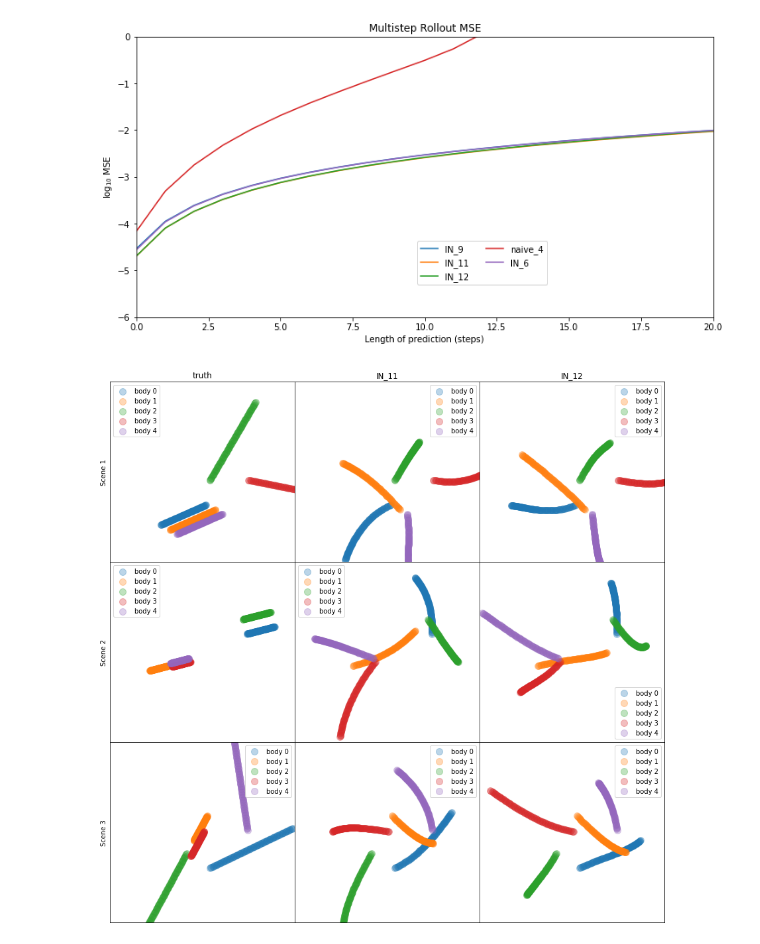
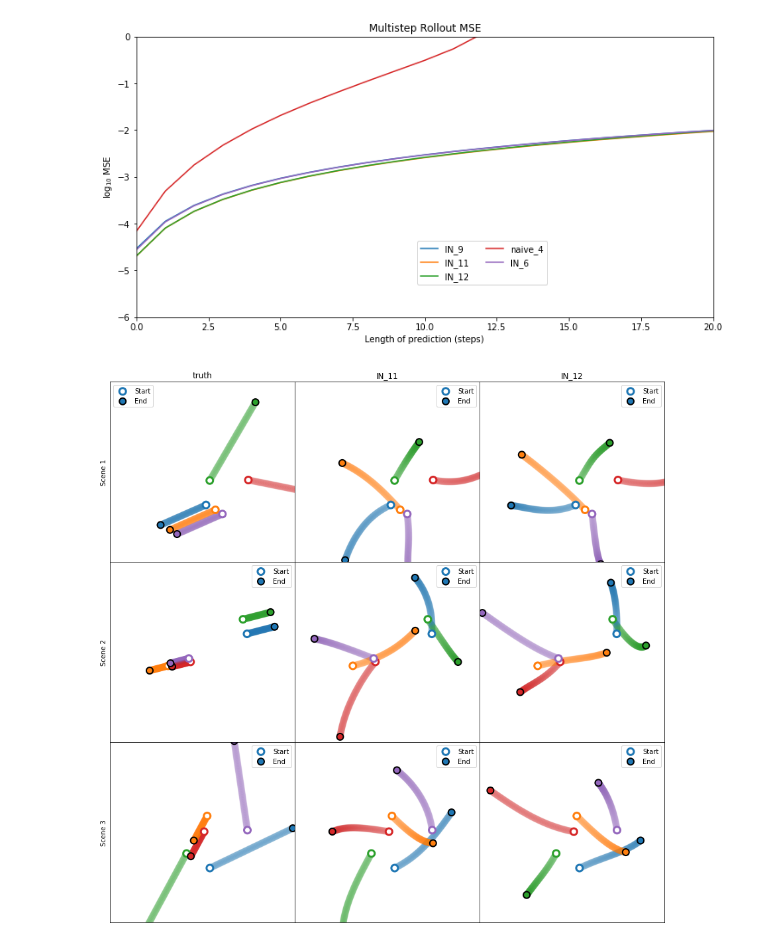
Before and after one commit to alcome1614/ModifiedInteractionNetworks, a Jupyter notebook: results.ipynb, the cells around one changed output. Drawn from its saved outputs; the diff is of its cells as text; code cells hidden in the pictures.

```diff
--- a/results.ipynb
+++ b/results.ipynb
@@ -28,7 +28,7 @@ wspace = 0.0
 fig, ax = plt.subplots(n_scenes,3, figsize=(15,15))
 for i, axi in enumerate(ax):
   for axii,model in zip(axi,['truth', 'IN_1', 'IN_2']):
-    ms_val(i+10).plot_trajectory_tex(who=model, ax=axii)
+    ms_val(i+10).plot_trajectory(who=model, ax=axii)
     if i==0: axii.set_title(f'{model}')
     if model=='truth': axii.set_ylabel(f'Scene {i+1}')
     axii.set_xlim(-1,1)
@@ -62,7 +62,7 @@ wspace = 0.0
 fig, ax = plt.subplots(n_scenes,3, figsize=(15,15))
 for i, axi in enumerate(ax):
   for axii,model in zip(axi,['truth', 'IN_4', 'IN_5']):
-    ms_val(i+10).plot_trajectory_tex(who=model, ax=axii)
+    ms_val(i+10).plot_trajectory(who=model, ax=axii)
     if i==0: axii.set_title(f'{model}')
     if model=='truth': axii.set_ylabel(f'Scene {i+1}')
     axii.set_xlim(-1,1)
@@ -97,7 +97,7 @@ wspace = 0.0
 fig, ax = plt.subplots(n_scenes,2, figsize=(15,15))
 for i, axi in enumerate(ax):
   for axii,model in zip(axi,['truth', 'IN_14']):
-    ms_val(i+10).plot_trajectory_tex(who=model, ax=axii)
+    ms_val(i+10).plot_trajectory(who=model, ax=axii)
     if i==0: axii.set_title(f'{model}')
     if model=='truth': axii.set_ylabel(f'Scene {i+1}')
     axii.set_xlim(-1,1)
@@ -127,18 +127,18 @@ plt.show()
 # %%
 n_scenes = 3
 hspace = 0.0
 wspace = 0.0
 fig, ax = plt.subplots(n_scenes,3, figsize=(15,15))
 for i, axi in enumerate(ax):
   for axii,model in zip(axi,['truth', 'IN_11', 'IN_12']):
-    ms_val(i+10).plot_trajectory_tex(who=model, ax=axii)
+    ms_val(i+10).plot_trajectory(who=model, ax=axii)
     if i==0: axii.set_title(f'{model}')
     if model=='truth': axii.set_ylabel(f'Scene {i+1}')
     axii.set_xlim(-1,1)
     axii.set_ylim(-1,1)
     axii.tick_params(labelbottom=False, labelleft=False, right=False, top=False, bottom=False, left=False)
     axii.legend()
   plt.subplots_adjust(wspace=wspace, hspace=hspace)
 plt.show()
 # %% [output]
-[figure, old version]
+[figure, new version]
```
Also changed, not shown: parts of 3 cells of this notebook.
